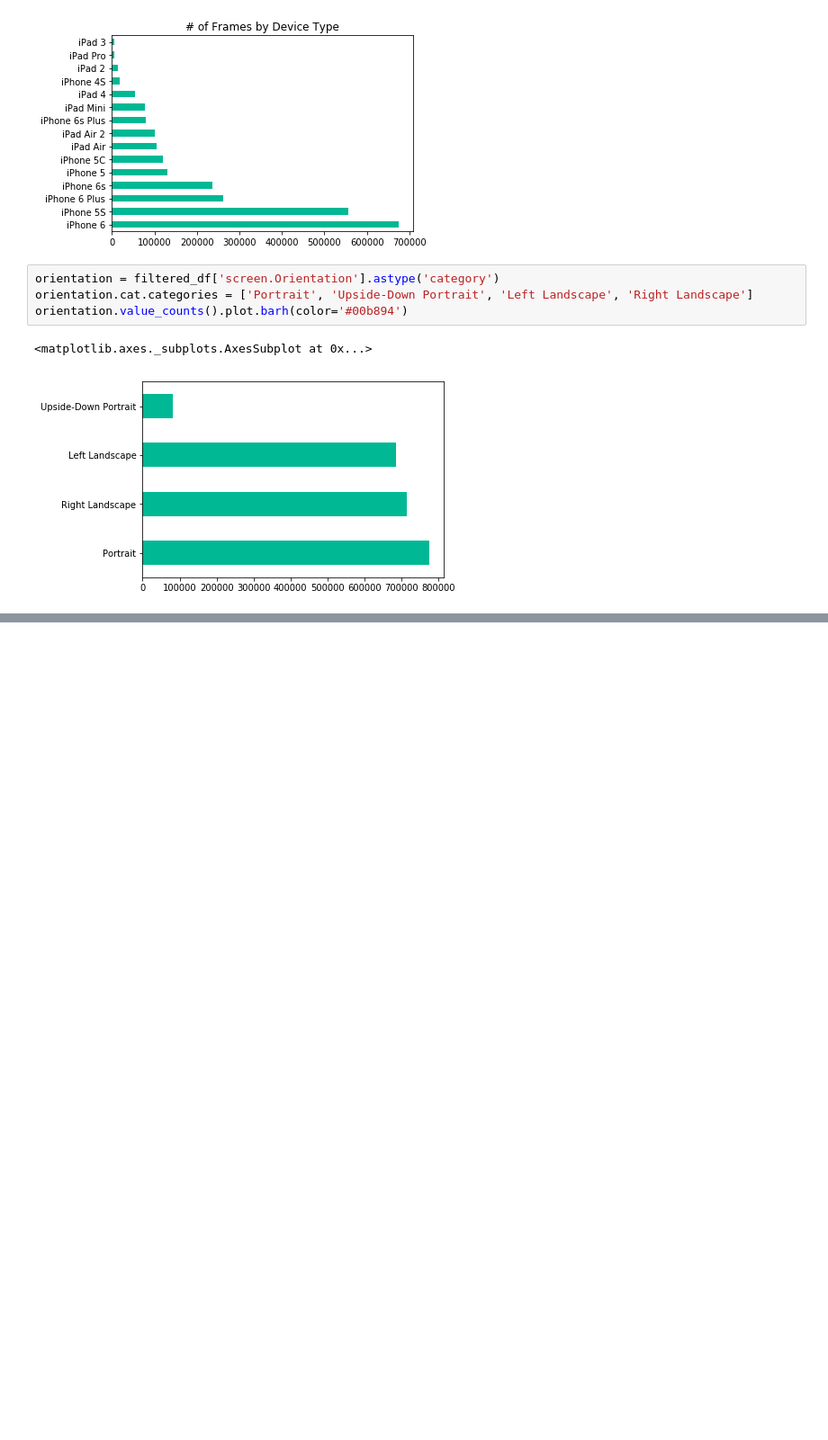
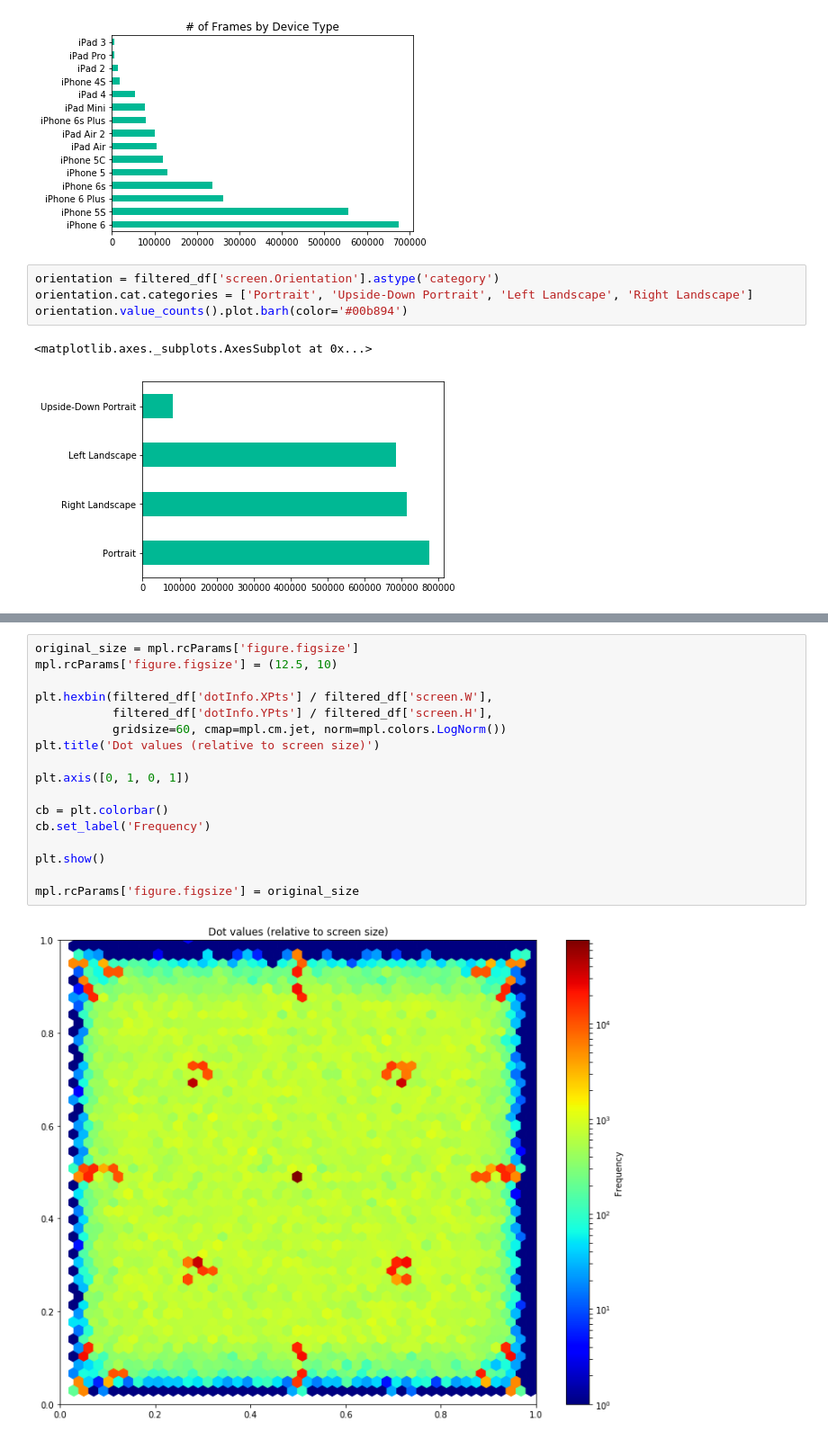
Before and after one commit to rcdilorenzo/inspector-lestrade, a Jupyter notebook: eye-tracking-eda.ipynb, the cells around one changed output, grey strips where cells are left out. Shown at 90% size. Saved outputs shown, nothing was run; the diff lists cells and outputs as text; blank space fills up the shorter version.

```diff
--- a/eye-tracking-eda.ipynb
+++ b/eye-tracking-eda.ipynb
@@ -180,0 +221,19 @@ plt.show()
+# %%
+original_size = mpl.rcParams['figure.figsize']
+mpl.rcParams['figure.figsize'] = (12.5, 10)
+
+plt.hexbin(filtered_df['dotInfo.XPts'] / filtered_df['screen.W'],
+           filtered_df['dotInfo.YPts'] / filtered_df['screen.H'],
+           gridsize=60, cmap=mpl.cm.jet, norm=mpl.colors.LogNorm())
+plt.title('Dot values (relative to screen size)')
+
+plt.axis([0, 1, 0, 1])
+
+cb = plt.colorbar()
+cb.set_label('Frequency')
+
+plt.show()
+
+mpl.rcParams['figure.figsize'] = original_size
+# %% [output]
+[figure, added]
```
Also changed, not shown: parts of 11 cells of this notebook, 2 other files.
